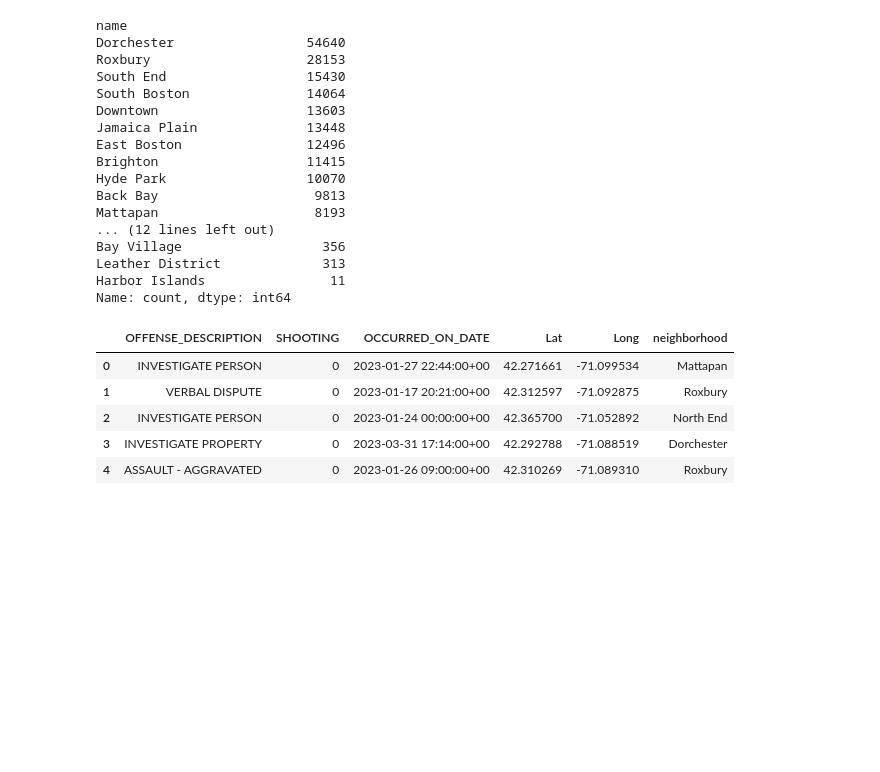
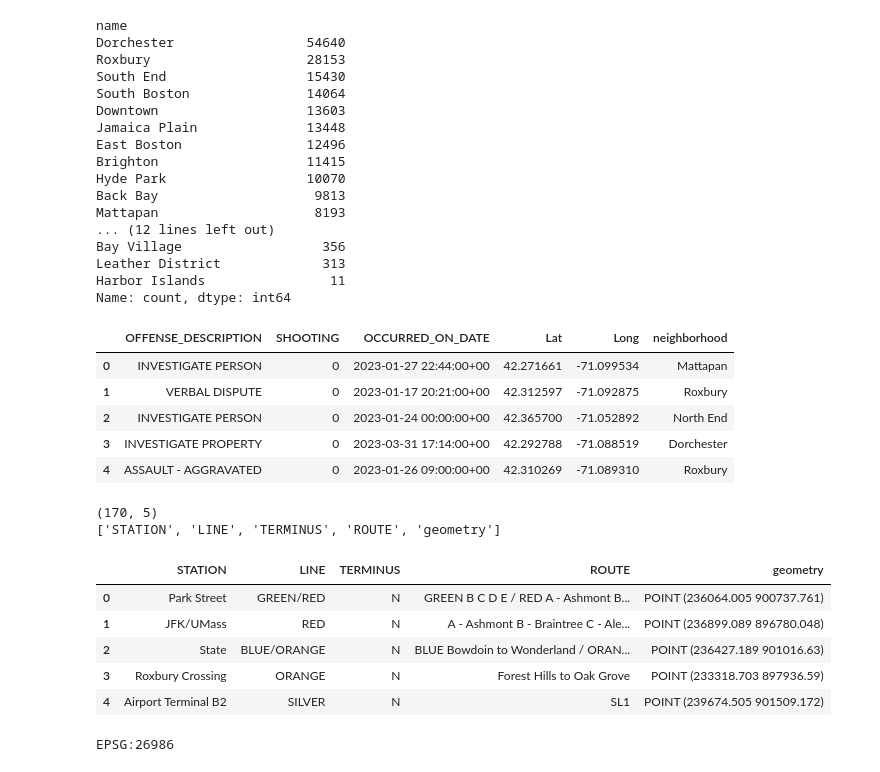
Before and after one commit to Kpop-Smoke/bu-neighborhood-recommender, a Jupyter notebook: notebooks/02_spatial_join.ipynb, the cells around one changed output. Cells and saved outputs as stored; diff of their text form; code cells hidden in the pictures; blank space fills up the shorter version.

```diff
--- a/notebooks/02_spatial_join.ipynb
+++ b/notebooks/02_spatial_join.ipynb
@@ -112,3 +112,21 @@ crime_neighborhoods.head()
 | 4 | ASSAULT - AGGRAVATED | 0 | 2023-01-26 09:00:00+00 | 42.310269 | -71.089310 | Roxbury |
 # %%
 crime_neighborhoods.to_csv('../data/processed/crime_with_neighborhoods.csv', index=False)
+# %%
+mbta = gpd.read_file('../data/raw/MBTA_NODE.shp')
+print(mbta.shape)
+print(mbta.columns.tolist())
+mbta.head()
+# %% [output]
+(170, 5)
+['STATION', 'LINE', 'TERMINUS', 'ROUTE', 'geometry']
+|  | STATION | LINE | TERMINUS | ROUTE | geometry |
+| 0 | Park Street | GREEN/RED | N | GREEN B C D E / RED A - Ashmont B... | POINT (236064.005 900737.761) |
+| 1 | JFK/UMass | RED | N | A - Ashmont B - Braintree C - Ale... | POINT (236899.089 896780.048) |
+| 2 | State | BLUE/ORANGE | N | BLUE Bowdoin to Wonderland / ORAN... | POINT (236427.189 901016.63) |
+| 3 | Roxbury Crossing | ORANGE | N | Forest Hills to Oak Grove | POINT (233318.703 897936.59) |
+| 4 | Airport Terminal B2 | SILVER | N | SL1 | POINT (239674.505 901509.172) |
+# %%
+print(mbta.crs)
+# %% [output]
+EPSG:26986
```
Also changed, not shown: parts of 7 cells of this notebook, 1 other file.
